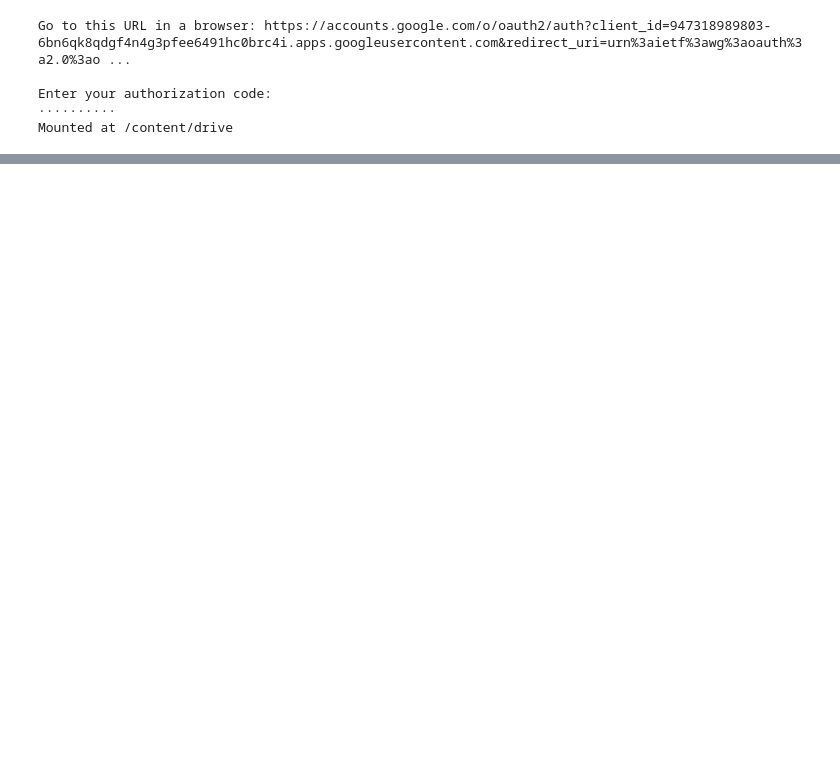
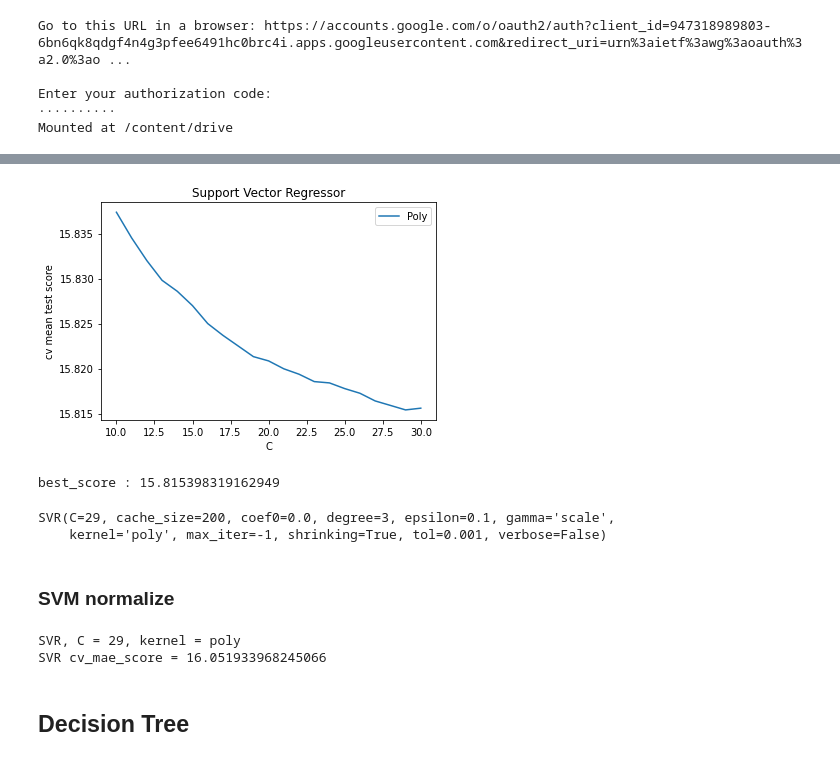
Before and after one commit to deagwon97/machine-learning-and-practice-report, a Jupyter notebook: Dacon_satellite_dist.ipynb, the cells around one changed output, grey strips where cells are left out. Cells and saved outputs as stored; diff of their text form; code cells hidden in the pictures; blank space fills up the shorter version.

```diff
--- a/Dacon_satellite_dist.ipynb
+++ b/Dacon_satellite_dist.ipynb
@@ -493,0 +426,8 @@ for i in range(9):
+# %%
+param_grid = {'C': range(10,31), 'kernel': ['poly']}
+grid_svr = GridSearchCV(SVR(),
+                        param_grid,
+                        refit=True,
+                        scoring = make_scorer(mae, greater_is_better=False),
+                        verbose=2)
+grid_svr.fit(X_train, y_train)
@@ -493,0 +468,35 @@ for i in range(9):
+# %%
+plt.plot(range(10,31), - grid_svr.cv_results_['mean_test_score'], label='Poly')
+plt.legend()
+plt.title('Support Vector Regressor')
+plt.xlabel('C')
+plt.ylabel('cv mean test score')
+plt.show()
+# %% [output]
+[figure, added]
+# %%
+print(f'best_score : {-grid_svr.best_score_}')
+grid_svr.best_estimator_
+# %% [output]
+best_score : 15.815398319162949
+SVR(C=29, cache_size=200, coef0=0.0, degree=3, epsilon=0.1, gamma='scale',
+    kernel='poly', max_iter=-1, shrinking=True, tol=0.001, verbose=False)
+# %% [markdown]
+### SVM normalize
+# %%
+kf = KFold(n_splits=5)
+scores = []
+for train_index, test_index in kf.split(X_train_normalized):
+    best_svr = grid_svr.best_estimator_
+    best_svr.fit(X_train_normalized[train_index], y_train[train_index])
+    pred = best_svr.predict(X_train_normalized[test_index])
+    scores.append(mae(y_train[test_index], pred))
+
+SVR_cv_mae = np.mean(scores)
+print('\nSVR, C = {0}, kernel = {1}'.format(grid_svr.best_params_['C'], grid_svr.best_params_['kernel']))
+print(f'SVR cv_mae_score = {SVR_cv_mae}\n')
+# %% [output]
+SVR, C = 29, kernel = poly
+SVR cv_mae_score = 16.051933968245066
+# %% [markdown]
+## Decision Tree
```
Also changed, not shown: parts of 102 cells of this notebook.
